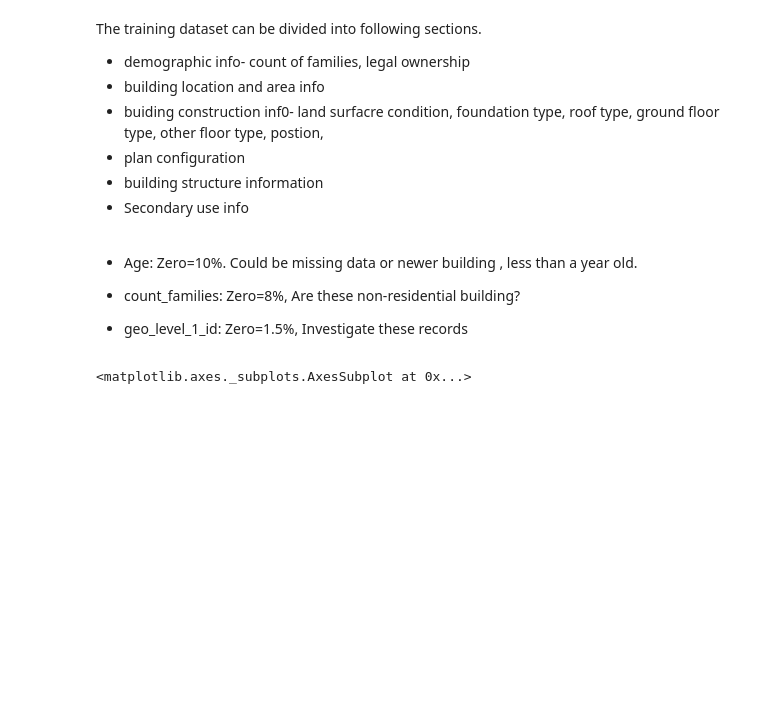
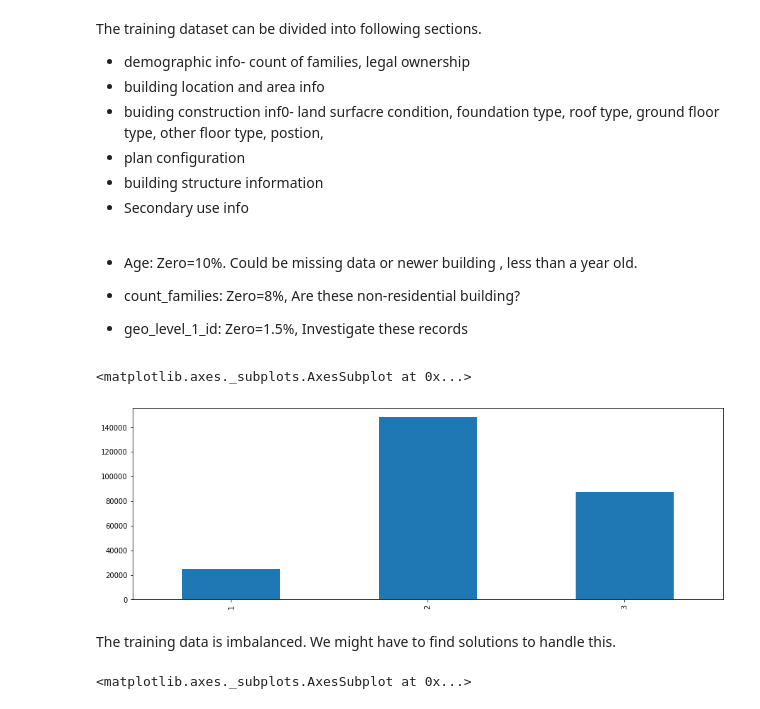
Before and after one commit to Preeti24/Richter-s-Predictor-Modeling-Earthquake-Damage, a Jupyter notebook: EDA.ipynb, the cells around one changed output. Cells and saved outputs as stored; diff of their text form; code cells hidden in the pictures; blank space fills up the shorter version.

Commit message:
Updated EDA file- Added stacked bar chart

```diff
--- a/EDA.ipynb
+++ b/EDA.ipynb
@@ -115,4 +115,11 @@ The training dataset can be divided into following sections.
 - count_families: Zero=8%, Are these non-residential building?
 
 - geo_level_1_id: Zero=1.5%, Investigate these records
+# %%
+data['damage'].value_counts().sort_index().plot(kind='bar')
+# %% [output]
+<matplotlib.axes._subplots.AxesSubplot at 0x...>
+[figure, added]
+# %% [markdown]
+The training data is imbalanced. We might have to find solutions to handle this.
 # %%
```
Also changed, not shown: parts of 10 cells of this notebook, 2 other files.
